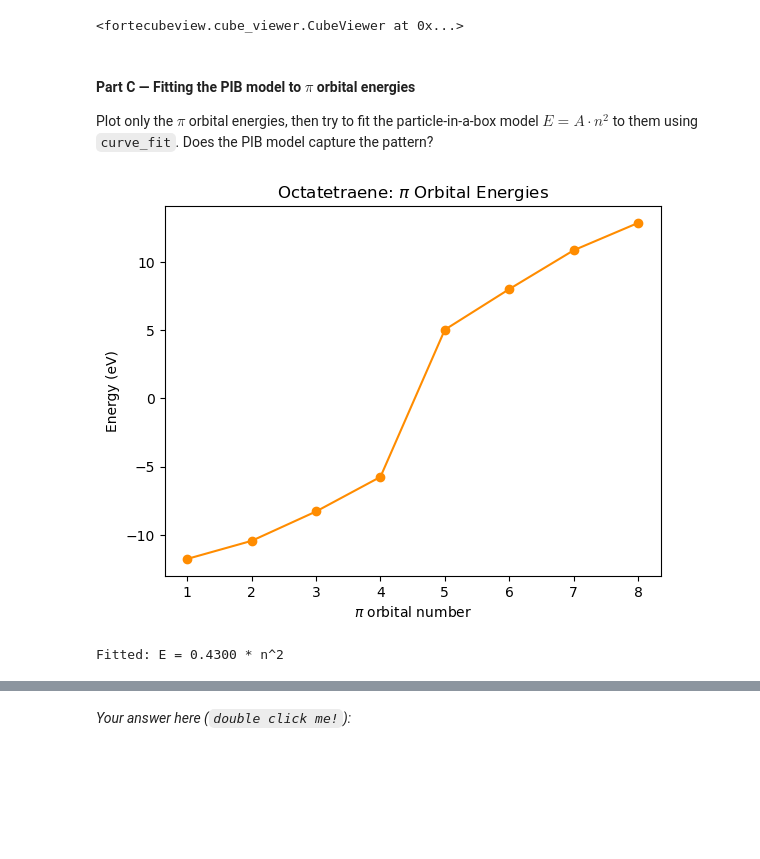
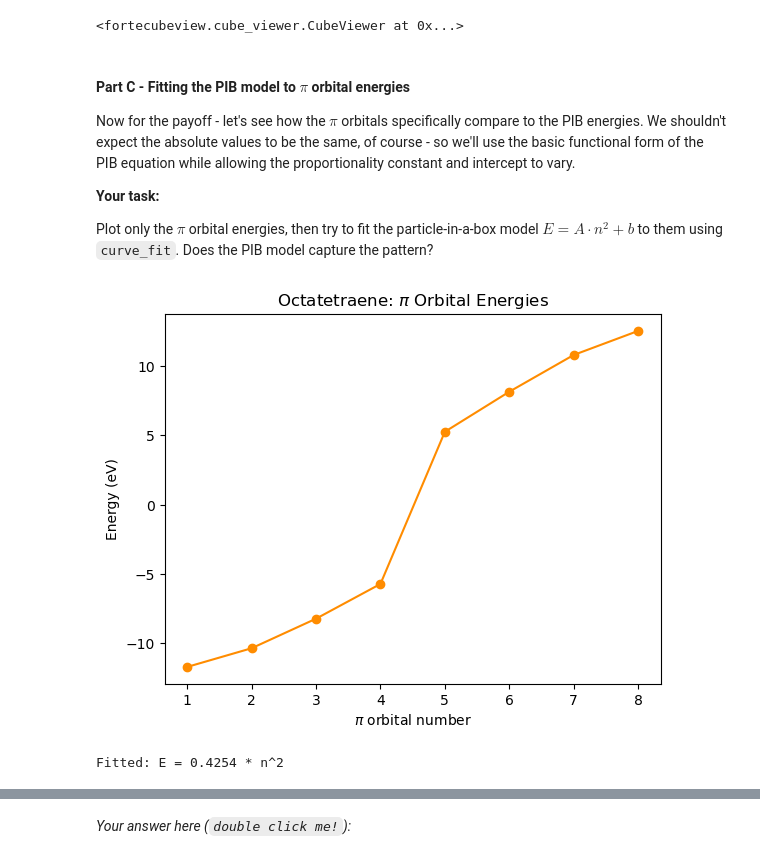
Before and after one commit to zedo-heptulose/pchem-II-lab, a Jupyter notebook: particle_in_a_box/pib_worked.ipynb, the cells around one changed output, grey strips where cells are left out. Cells and saved outputs as stored; diff of their text form; code cells hidden in the pictures; blank space fills up the shorter version.

```diff
--- a/particle_in_a_box/pib_worked.ipynb
+++ b/particle_in_a_box/pib_worked.ipynb
@@ -585,7 +622,7 @@ Ethane HF/STO-3G energy: -78.305577 a.u.
 psi4.set_output_file('output.dat', False)
 psi4.set_memory('1 GB')
 
-mol_oct = create_psi4_molecule('C=CC=CC=CC=C')
+mol_oct = load_psi4_molecule('data/octatetraene.xyz')
 energy_oct, wfn_oct = psi4.energy('SCF/STO-3G', return_wfn=True, molecule=mol_oct)
 print(f'Octatetraene HF/STO-3G energy: {energy_oct:.6f} a.u.')
 
@@ -640,22 +681,27 @@ interactive(children=(Select(description='Cube files:', options=('MO   25a (25-A
 # but psi4 uses 0-based indexing
 pi_indices = np.array([25, 27, 28, 29, 30, 31, 32, 33]) - 1
 # %% [markdown]
-#### Part C — Fitting the PIB model to $\pi$ orbital energies
+#### Part C - Fitting the PIB model to $\pi$ orbital energies
 
-Plot only the $\pi$ orbital energies, then try to fit the particle-in-a-box model $E = A \cdot n^2$ to them using `curve_fit`. Does the PIB model capture the pattern?
+Now for the payoff - let's see how the $\pi$ orbitals specifically compare to the PIB energies. We shouldn't expect the absolute values to be the same, of course - so we'll use the basic functional form of the PIB equation while allowing the proportionality constant and intercept to vary.
+
+**Your task:**
+
+Plot only the $\pi$ orbital energies, then try to fit the particle-in-a-box model $E = A \cdot n^2 + b$ to them using `curve_fit`. Does the PIB model capture the pattern?
 # %%
 # Subgoal: Plot pi orbital energies and fit PIB model
 AU_TO_EV = 27.211
+eps = wfn_oct.epsilon_a().np
 pi_energies = eps[pi_indices] * AU_TO_EV
 n_pi = np.arange(1, len(pi_energies) + 1)
 # Plot pi energies
 plt.plot(n_pi, pi_energies, 'o-', color='darkorange')
 plt.xlabel(r'$\pi$ orbital number')
 plt.ylabel('Energy (eV)')
 plt.title(r'Octatetraene: $\pi$ Orbital Energies')
 plt.show()
 # %% [output]
-[figure, old version]
+[figure, new version]
 # %%
 # Fit E = A * n^2 + b
 def pib_model(n, A,b):
@@ -664,7 +710,7 @@ def pib_model(n, A,b):
 popt, pcov = curve_fit(pib_model, n_pi, pi_energies)
 print(f"Fitted: E = {popt[0]:.4f} * n^2")
 # %% [output]
-Fitted: E = 0.4300 * n^2
+Fitted: E = 0.4254 * n^2
 # %%
 
 # Plot data vs fit
```
Also changed, not shown: parts of 53 cells of this notebook, 16 other files.
